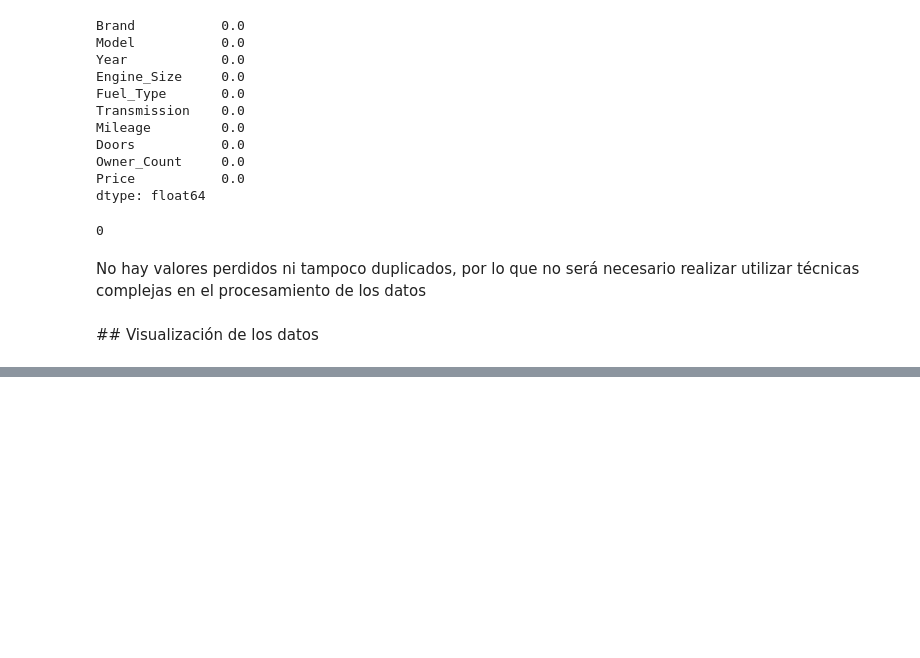
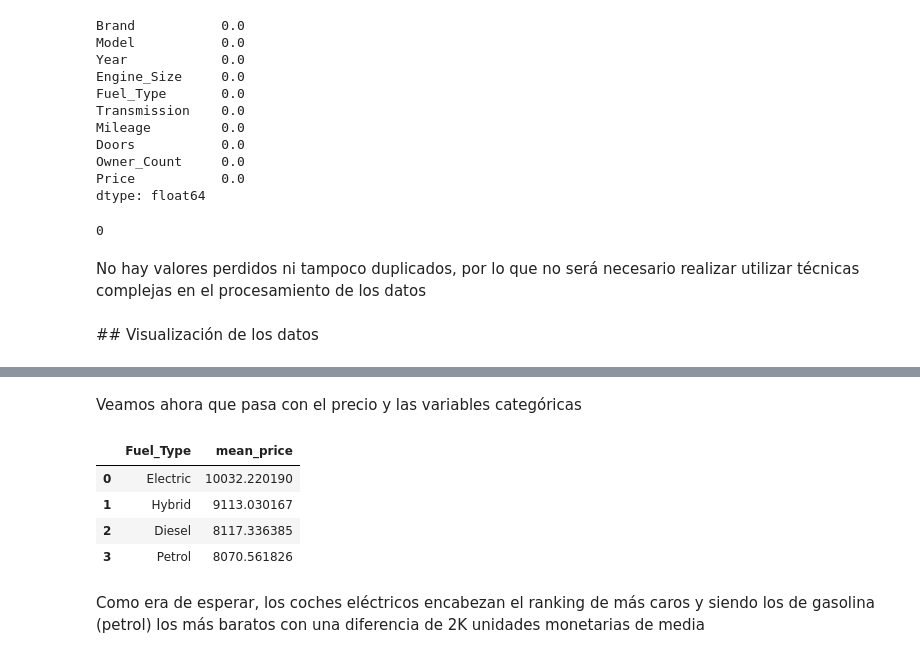
Before and after one commit to nikodyulger/kaggle_notebooks, a Jupyter notebook: tasa-tu-coche.ipynb, the cells around one changed output, grey strips where cells are left out. Cells and saved outputs as stored; diff of their text form; code cells hidden in the pictures; blank space fills up the shorter version.

```diff
--- a/tasa-tu-coche.ipynb
+++ b/tasa-tu-coche.ipynb
@@ -117,0 +203,12 @@ No hay valores perdidos ni tampoco duplicados, por lo que no será necesario rea
+# %% [markdown]
+Veamos ahora que pasa con el precio y las variables categóricas
+# %%
+df.groupby(by=['Fuel_Type'], observed=True).agg(mean_price=('Price', 'mean')).sort_values(by="mean_price", ascending=False).reset_index()
+# %% [output]
+|  | Fuel_Type | mean_price |
+| 0 | Electric | 10032.220190 |
+| 1 | Hybrid | 9113.030167 |
+| 2 | Diesel | 8117.336385 |
+| 3 | Petrol | 8070.561826 |
+# %% [markdown]
+Como era de esperar, los coches eléctricos encabezan el ranking de más caros y siendo los de gasolina (petrol) los más baratos con una diferencia de 2K unidades monetarias de media
```
Also changed, not shown: parts of 29 cells of this notebook.
